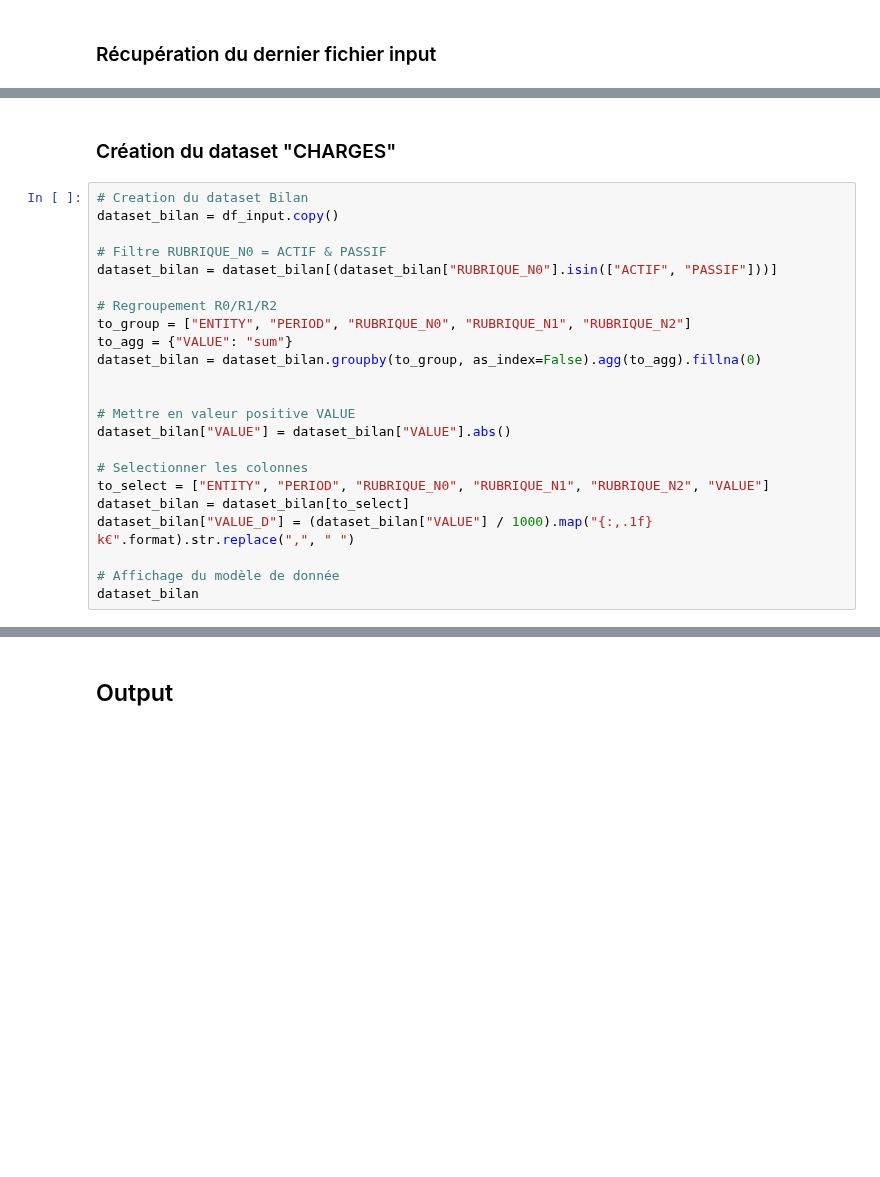
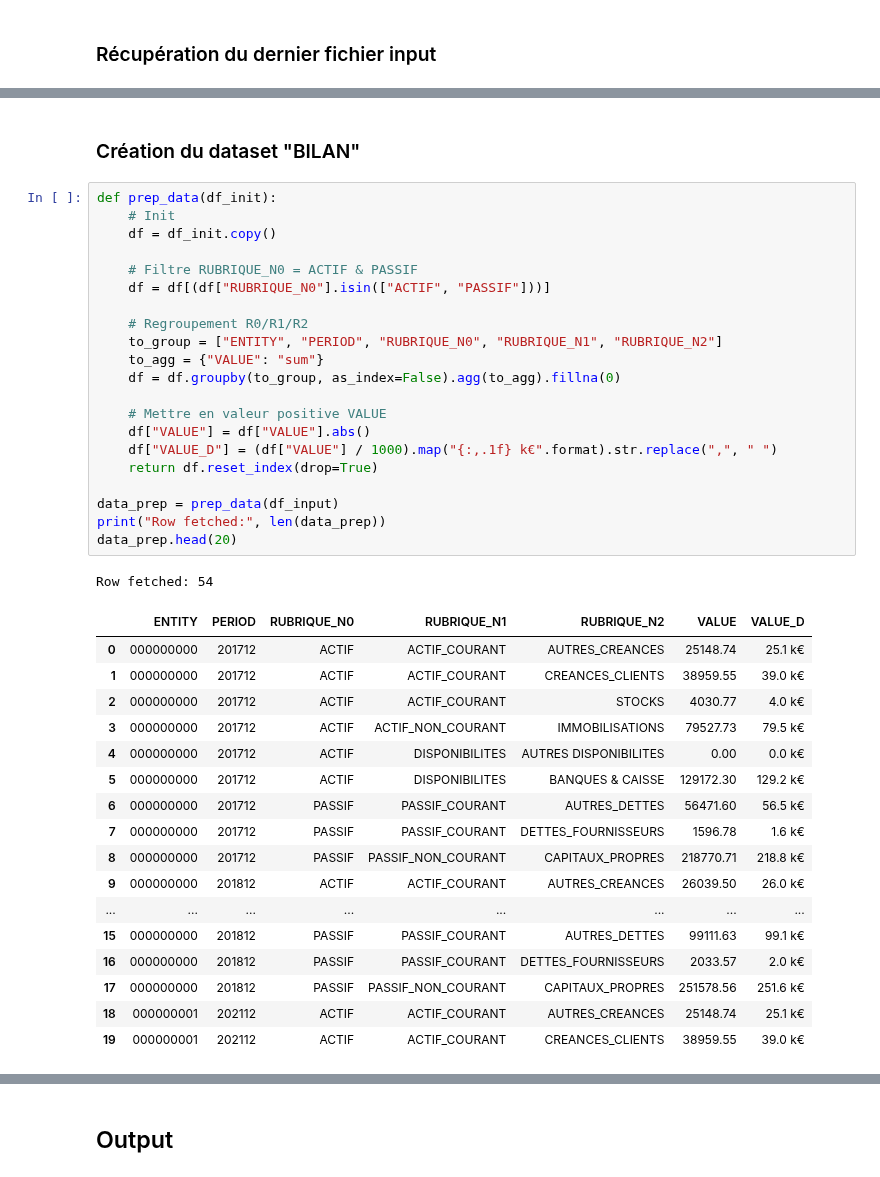
Before and after one commit to jupyter-naas/FEC-engine, a Jupyter notebook: models/FEC_Création_dataset_Bilan.ipynb, the cells around one changed output, grey strips where cells are left out. Saved outputs shown, nothing was run; the diff lists cells and outputs as text; blank space fills up the shorter version.

```diff
--- a/models/FEC_Création_dataset_Bilan.ipynb
+++ b/models/FEC_Création_dataset_Bilan.ipynb
@@ -33,25 +59,42 @@ df_input.head(1)
 # %% [markdown]
-### Création du dataset "CHARGES"
+### Création du dataset "BILAN"
 # %%
-# Creation du dataset Bilan
-dataset_bilan = df_input.copy()
+def prep_data(df_init):
+    # Init
+    df = df_init.copy()
 
-# Filtre RUBRIQUE_N0 = ACTIF & PASSIF
-dataset_bilan = dataset_bilan[(dataset_bilan["RUBRIQUE_N0"].isin(["ACTIF", "PASSIF"]))]
+    # Filtre RUBRIQUE_N0 = ACTIF & PASSIF
+    df = df[(df["RUBRIQUE_N0"].isin(["ACTIF", "PASSIF"]))]
 
-# Regroupement R0/R1/R2
-to_group = ["ENTITY", "PERIOD", "RUBRIQUE_N0", "RUBRIQUE_N1", "RUBRIQUE_N2"]
-to_agg = {"VALUE": "sum"}
-dataset_bilan = dataset_bilan.groupby(to_group, as_index=False).agg(to_agg).fillna(0)
+    # Regroupement R0/R1/R2
+    to_group = ["ENTITY", "PERIOD", "RUBRIQUE_N0", "RUBRIQUE_N1", "RUBRIQUE_N2"]
+    to_agg = {"VALUE": "sum"}
+    df = df.groupby(to_group, as_index=False).agg(to_agg).fillna(0)
 
+    # Mettre en valeur positive VALUE
+    df["VALUE"] = df["VALUE"].abs()
+    df["VALUE_D"] = (df["VALUE"] / 1000).map("{:,.1f} k€".format).str.replace(",", " ")
+    return df.reset_index(drop=True)
 
-# Mettre en valeur positive VALUE
-dataset_bilan["VALUE"] = dataset_bilan["VALUE"].abs()
-
-# Selectionner les colonnes
-to_select = ["ENTITY", "PERIOD", "RUBRIQUE_N0", "RUBRIQUE_N1", "RUBRIQUE_N2", "VALUE"]
-dataset_bilan = dataset_bilan[to_select]
-dataset_bilan["VALUE_D"] = (dataset_bilan["VALUE"] / 1000).map("{:,.1f} k€".format).str.replace(",", " ")
-
-# Affichage du modèle de donnée
-dataset_bilan
+data_prep = prep_data(df_input)
+print("Row fetched:", len(data_prep))
+data_prep.head(20)
+# %% [output]
+Row fetched: 54
+|  | ENTITY | PERIOD | RUBRIQUE_N0 | RUBRIQUE_N1 | RUBRIQUE_N2 | VALUE | VALUE_D |
+| 0 | 000000000 | 201712 | ACTIF | ACTIF_COURANT | AUTRES_CREANCES | 25148.74 | 25.1 k€ |
+| 1 | 000000000 | 201712 | ACTIF | ACTIF_COURANT | CREANCES_CLIENTS | 38959.55 | 39.0 k€ |
+| 2 | 000000000 | 201712 | ACTIF | ACTIF_COURANT | STOCKS | 4030.77 | 4.0 k€ |
+| 3 | 000000000 | 201712 | ACTIF | ACTIF_NON_COURANT | IMMOBILISATIONS | 79527.73 | 79.5 k€ |
+| 4 | 000000000 | 201712 | ACTIF | DISPONIBILITES | AUTRES DISPONIBILITES | 0.00 | 0.0 k€ |
+| 5 | 000000000 | 201712 | ACTIF | DISPONIBILITES | BANQUES & CAISSE | 129172.30 | 129.2 k€ |
+| 6 | 000000000 | 201712 | PASSIF | PASSIF_COURANT | AUTRES_DETTES | 56471.60 | 56.5 k€ |
+| 7 | 000000000 | 201712 | PASSIF | PASSIF_COURANT | DETTES_FOURNISSEURS | 1596.78 | 1.6 k€ |
+| 8 | 000000000 | 201712 | PASSIF | PASSIF_NON_COURANT | CAPITAUX_PROPRES | 218770.71 | 218.8 k€ |
+| 9 | 000000000 | 201812 | ACTIF | ACTIF_COURANT | AUTRES_CREANCES | 26039.50 | 26.0 k€ |
+| ... | ... | ... | ... | ... | ... | ... | ... |
+| 15 | 000000000 | 201812 | PASSIF | PASSIF_COURANT | AUTRES_DETTES | 99111.63 | 99.1 k€ |
+| 16 | 000000000 | 201812 | PASSIF | PASSIF_COURANT | DETTES_FOURNISSEURS | 2033.57 | 2.0 k€ |
+| 17 | 000000000 | 201812 | PASSIF | PASSIF_NON_COURANT | CAPITAUX_PROPRES | 251578.56 | 251.6 k€ |
+| 18 | 000000001 | 202112 | ACTIF | ACTIF_COURANT | AUTRES_CREANCES | 25148.74 | 25.1 k€ |
+| 19 | 000000001 | 202112 | ACTIF | ACTIF_COURANT | CREANCES_CLIENTS | 38959.55 | 39.0 k€ |
```
Also changed, not shown: parts of 6 cells of this notebook, 1 other file.
